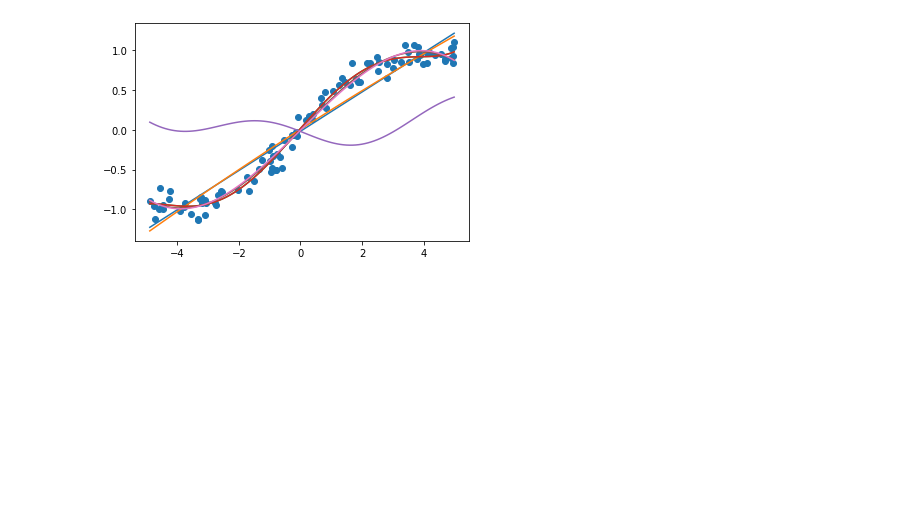
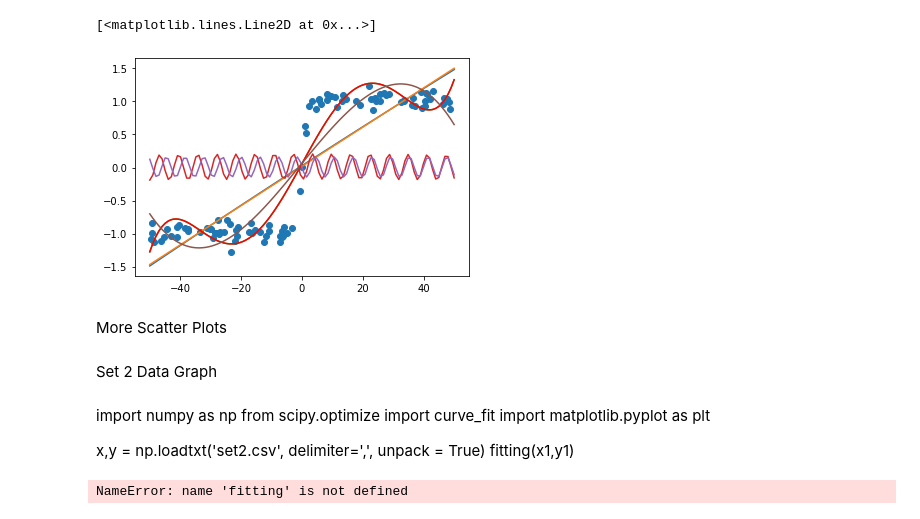
Before and after one commit to UMD-ENMA165/4-21-22-Class, a Jupyter notebook: curve_fitting.ipynb, the cells around one changed output. Drawn from its saved outputs; the diff is of its cells as text; code cells hidden in the pictures; blank space fills up the shorter version.

```diff
--- a/curve_fitting.ipynb
+++ b/curve_fitting.ipynb
@@ -46,0 +168,44 @@ fitting(x,y)
+# %%
+plt.scatter(x,y)
+
+popt,pcov = curve_fit(quadretic, x, y)
+
+xfit = np.linspace(-50.,50.,100)
+yfit = quadretic(xfit, *popt)
+
+plt.plot(xfit, yfit)
+
+popt,pcov = curve_fit(line, x, y)
+
+yfit = line(xfit, *popt)
+plt.plot(xfit, yfit)
+
+popt,pcov = curve_fit(toomuch, x, y)
+
+yfit = toomuch(xfit, *popt)
+plt.plot(xfit, yfit)
+
+popt, pcov = curve_fit(evenmore, x, y)
+yfit = evenmore(xfit, *popt)
+
+plt.plot(xfit, yfit, color = 'red')
+
+popt, pcov = curve_fit(trig, x, y)
+yfit = trig(xfit, *popt)
+
+plt.plot(xfit, yfit)
+
+popt,pcov = curve_fit(sin, x, y)
+yfit = sin(xfit, *popt)
+
+plt.plot(xfit, yfit)
+
+popt,pcov = curve_fit(homework, x, y)
+
+yfit = homework(xfit, *popt)
+plt.plot(xfit, yfit)
+# %% [output]
+[<matplotlib.lines.Line2D at 0x...>]
+[figure, added]
+# %% [markdown]
+More Scatter Plots
@@ -47,5 +252,14 @@ fitting(x,y)
+# %% [markdown]
+Set 2 Data Graph
+# %% [markdown]
+import numpy as np
+from scipy.optimize import curve_fit
+import matplotlib.pyplot as plt
+
+x,y = np.loadtxt('set2.csv', delimiter=',', unpack = True)
+fitting(x1,y1)
 # %%
-x1,y1 = np.loadtxt('data/set1.csv', delimiter=',', unpack = True)
-fitting(x1,y1)
+x3,y3 = np.loadtxt('set3.csv', delimiter=',',unpack = True)
+fitting(x3,y3)
 # %% [output]
-[figure, removed]
+NameError: name 'fitting' is not defined
```
Also changed, not shown: parts of 23 cells of this notebook.
